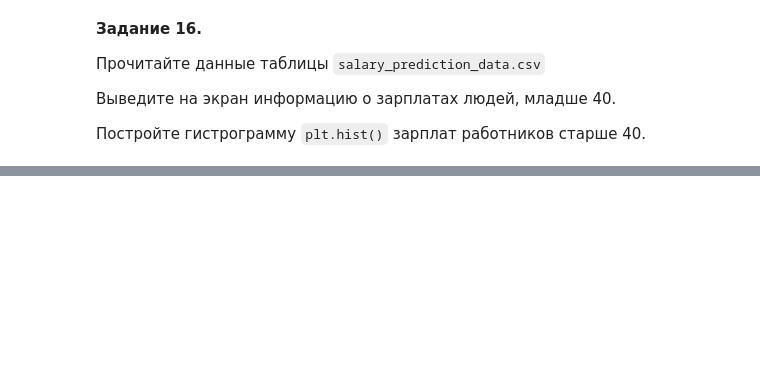
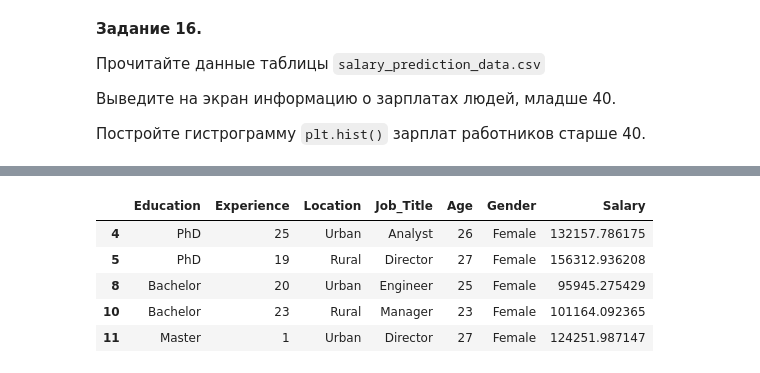
Before and after one commit to idkisl/PythonCourse_2025, a Jupyter notebook: 09/Лекция/lecture_9_pandas.ipynb, the cells around one changed output, grey strips where cells are left out. Cells and saved outputs as stored; diff of their text form; code cells hidden in the pictures; blank space fills up the shorter version.

```diff
--- a/09/Лекция/lecture_9_pandas.ipynb
+++ b/09/Лекция/lecture_9_pandas.ipynb
@@ -144,0 +430,10 @@ df.columns
+# %%
+data = sallary[sallary["Age"] < 40]
+data.head()
+# %% [output]
+|  | Education | Experience | Location | Job_Title | Age | Gender | Salary |
+| 4 | PhD | 25 | Urban | Analyst | 26 | Female | 132157.786175 |
+| 5 | PhD | 19 | Rural | Director | 27 | Female | 156312.936208 |
+| 8 | Bachelor | 20 | Urban | Engineer | 25 | Female | 95945.275429 |
+| 10 | Bachelor | 23 | Rural | Manager | 23 | Female | 101164.092365 |
+| 11 | Master | 1 | Urban | Director | 27 | Female | 124251.987147 |
```
Also changed, not shown: parts of 34 cells of this notebook.
